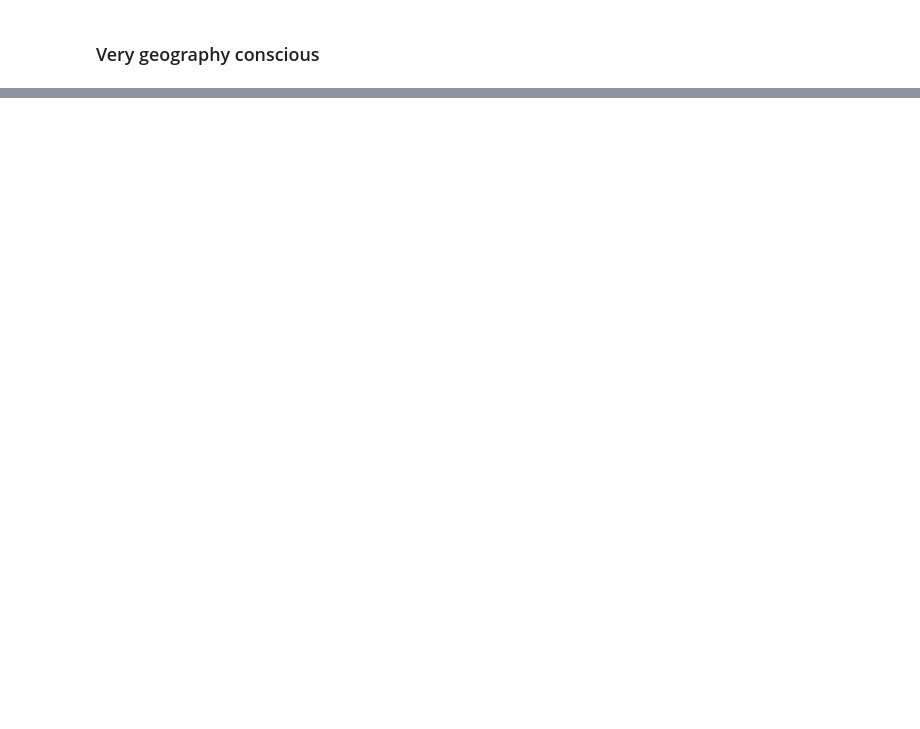
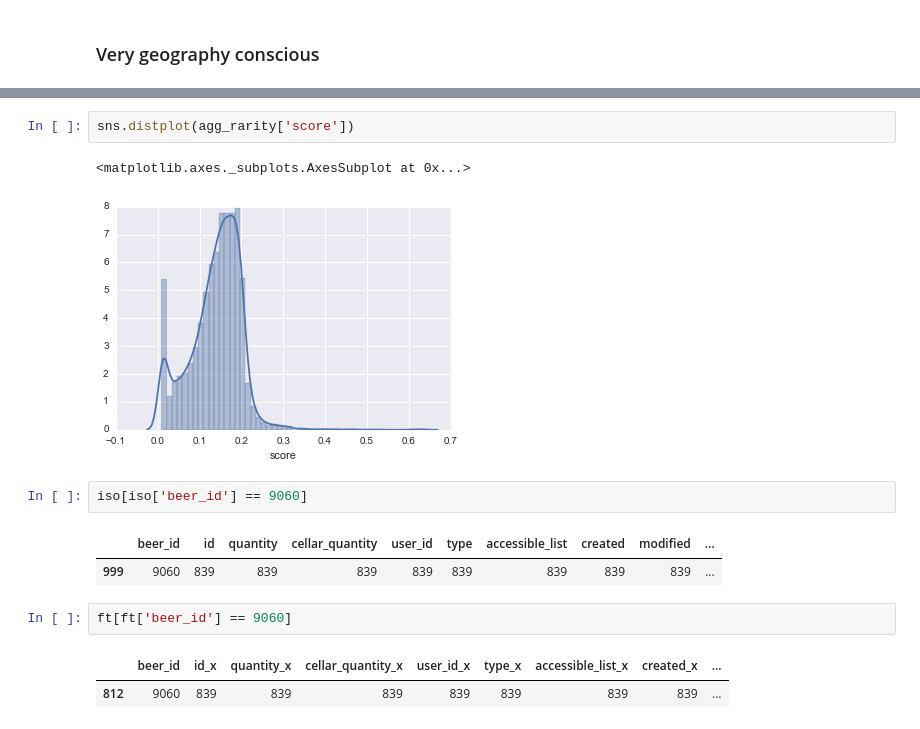
Before and after one commit to lukearmistead/savvysuds, a Jupyter notebook: other/rarity_score_eda.ipynb, the cells around one changed output, grey strips where cells are left out. Cells and saved outputs as stored; diff of their text form; blank space fills up the shorter version.

```diff
--- a/other/rarity_score_eda.ipynb
+++ b/other/rarity_score_eda.ipynb
@@ -473,0 +604,15 @@ top 10 using score
+# %%
+sns.distplot(agg_rarity['score'])
+# %% [output]
+<matplotlib.axes._subplots.AxesSubplot at 0x...>
+[figure, added]
+# %%
+iso[iso['beer_id'] == 9060]
+# %% [output]
+|  | beer_id | id | quantity | cellar_quantity | user_id | type | accessible_list | created | modified | ... |
+| 999 | 9060 | 839 | 839 | 839 | 839 | 839 | 839 | 839 | 839 | ... |
+# %%
+ft[ft['beer_id'] == 9060]
+# %% [output]
+|  | beer_id | id_x | quantity_x | cellar_quantity_x | user_id_x | type_x | accessible_list_x | created_x | ... |
+| 812 | 9060 | 839 | 839 | 839 | 839 | 839 | 839 | 839 | ... |
```
Also changed, not shown: parts of 12 cells of this notebook, 1 other file.
